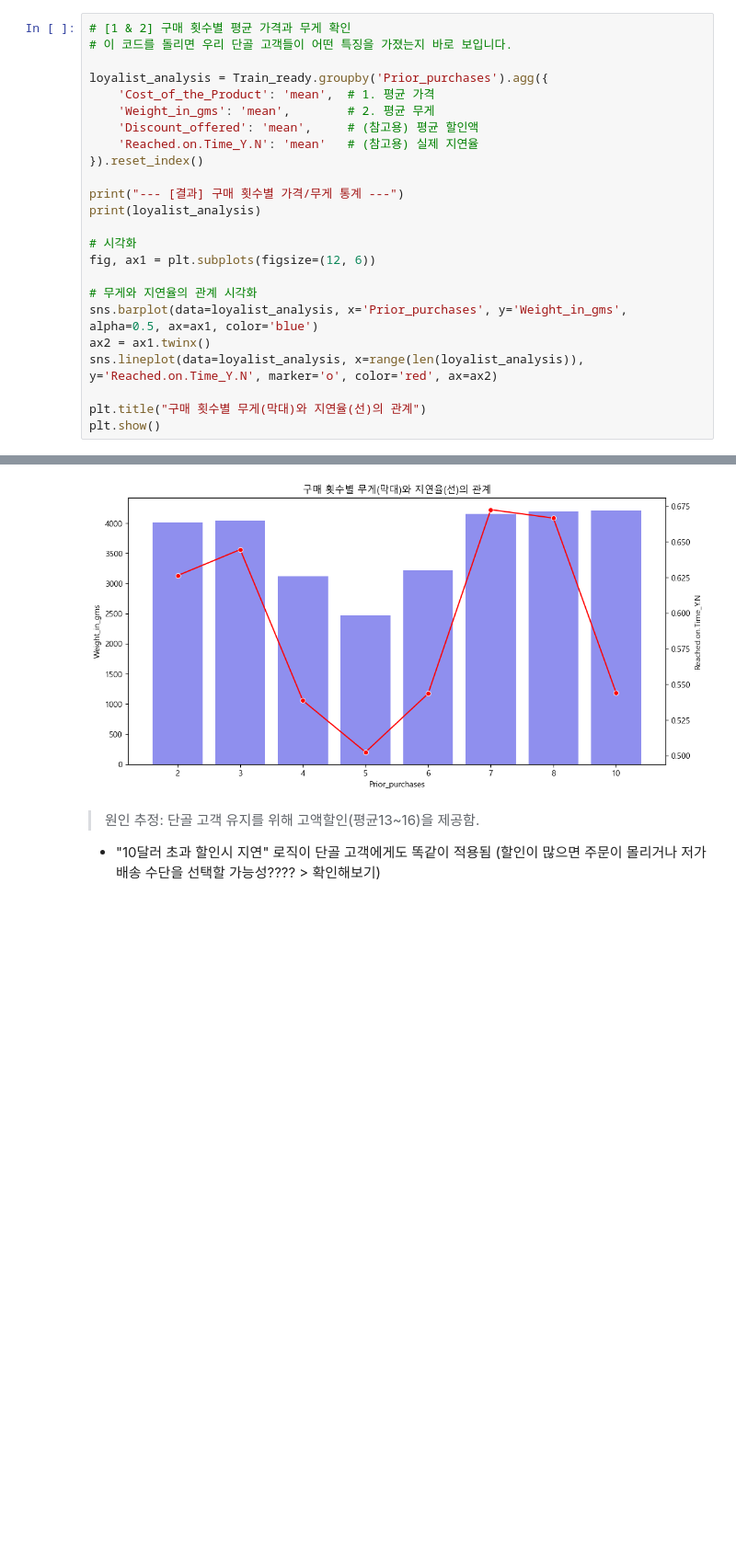
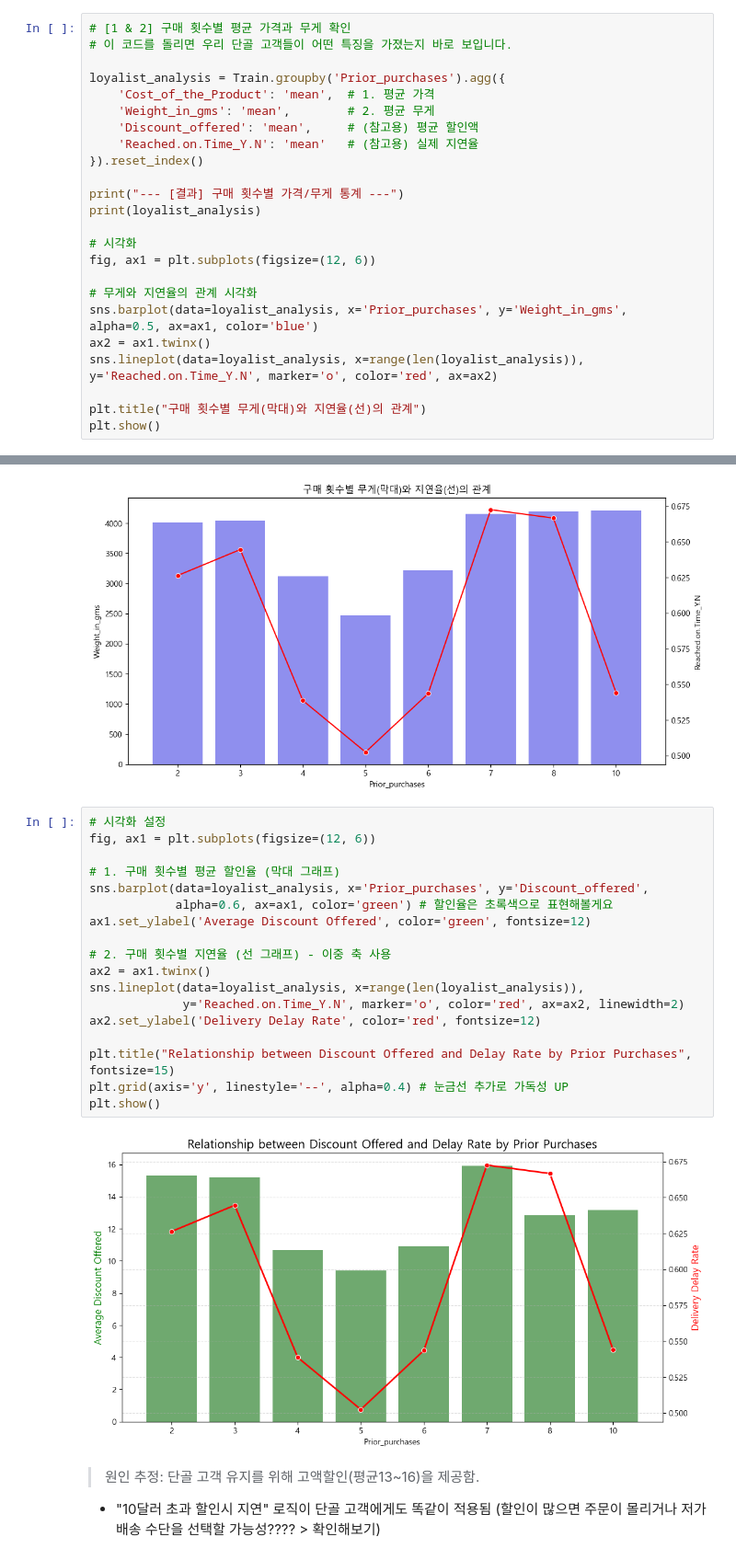
Before and after one commit to lamph0880/E-commerce, a Jupyter notebook: KHM/MiniProject_EDA.ipynb, the cells around one changed output, grey strips where cells are left out. Shown at 92% size. Cells and saved outputs as stored; diff of their text form; blank space fills up the shorter version.

```diff
--- a/KHM/MiniProject_EDA.ipynb
+++ b/KHM/MiniProject_EDA.ipynb
@@ -647,7 +647,7 @@ Name: Discount_offered, dtype: float64
 # [1 & 2] 구매 횟수별 평균 가격과 무게 확인
 # 이 코드를 돌리면 우리 단골 고객들이 어떤 특징을 가졌는지 바로 보입니다.
 
-loyalist_analysis = Train_ready.groupby('Prior_purchases').agg({
+loyalist_analysis = Train.groupby('Prior_purchases').agg({
     'Cost_of_the_Product': 'mean',  # 1. 평균 가격
     'Weight_in_gms': 'mean',        # 2. 평균 무게
     'Discount_offered': 'mean',     # (참고용) 평균 할인액
@@ -689,6 +689,26 @@ plt.show()
 6             0.666667
 7             0.544218
 [figure]
+# %%
+# 시각화 설정
+fig, ax1 = plt.subplots(figsize=(12, 6))
+
+# 1. 구매 횟수별 평균 할인율 (막대 그래프)
+sns.barplot(data=loyalist_analysis, x='Prior_purchases', y='Discount_offered',
+            alpha=0.6, ax=ax1, color='green') # 할인율은 초록색으로 표현해볼게요
+ax1.set_ylabel('Average Discount Offered', color='green', fontsize=12)
+
+# 2. 구매 횟수별 지연율 (선 그래프) - 이중 축 사용
+ax2 = ax1.twinx()
+sns.lineplot(data=loyalist_analysis, x=range(len(loyalist_analysis)),
+             y='Reached.on.Time_Y.N', marker='o', color='red', ax=ax2, linewidth=2)
+ax2.set_ylabel('Delivery Delay Rate', color='red', fontsize=12)
+
+plt.title("Relationship between Discount Offered and Delay Rate by Prior Purchases", fontsize=15)
+plt.grid(axis='y', linestyle='--', alpha=0.4) # 눈금선 추가로 가독성 UP
+plt.show()
+# %% [output]
+[figure, added]
 # %% [markdown]
 > 원인 추정: 단골 고객 유지를 위해 고액할인(평균13~16)을 제공함.
 
```
Also changed, not shown: parts of 22 cells of this notebook, 3 other files.
